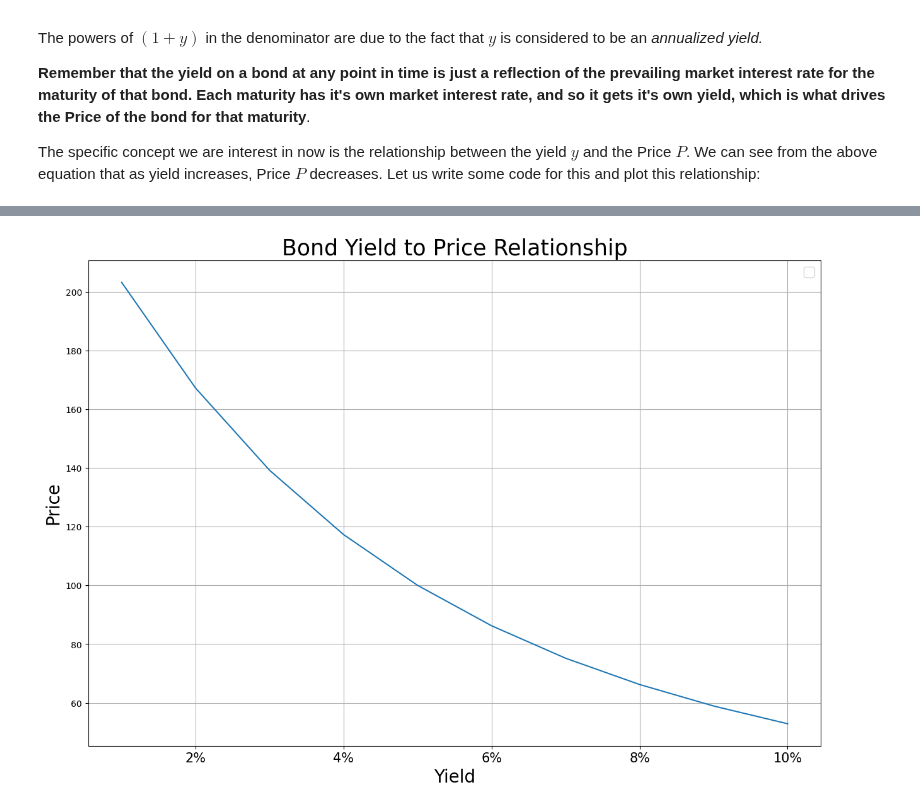
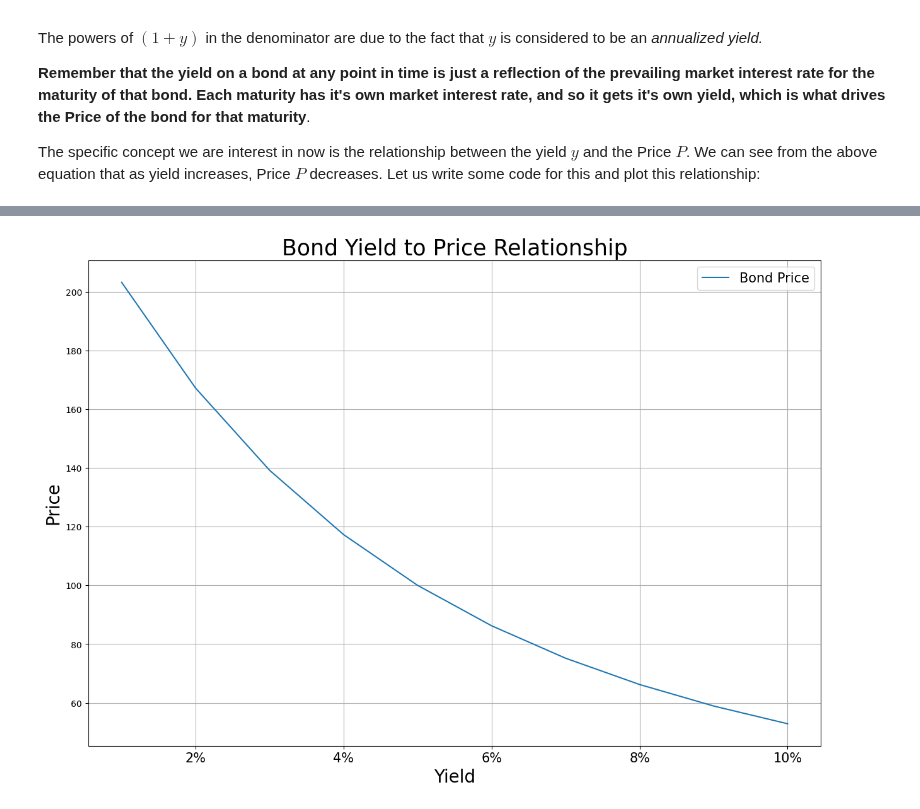
Before and after one commit to jwavalosq/Analytics-on-Finance, a Jupyter notebook: Analysis_SVB.ipynb, the cells around one changed output, grey strips where cells are left out. Cells and saved outputs as stored; diff of their text form; code cells hidden in the pictures.

```diff
--- a/Analysis_SVB.ipynb
+++ b/Analysis_SVB.ipynb
@@ -81,11 +81,9 @@ prices = [price_from_yield(y, coupon, maturity, principal) for y in yields]
 
 import matplotlib.pyplot as plt
 import matplotlib.ticker as mtick
-import warnings
-warnings.filterwarnings("ignore", category=UserWarning, module="matplotlib")
 
 ffig, ax = plt.subplots(figsize=(15, 10))
-plt.plot(yields, prices)
+plt.plot(yields, prices, label="Bond Price")
 plt.xlabel("Yield", fontsize=20)
 plt.ylabel("Price", fontsize=20)
 plt.title("Bond Yield to Price Relationship", fontsize=25)
@@ -99 +96 @@ WARNING:matplotlib.legend:No artists with labels found to put in legend.  Note t
-[figure, old version]
+[figure, new version]
```
Also changed, not shown: parts of 1 cell of this notebook.
